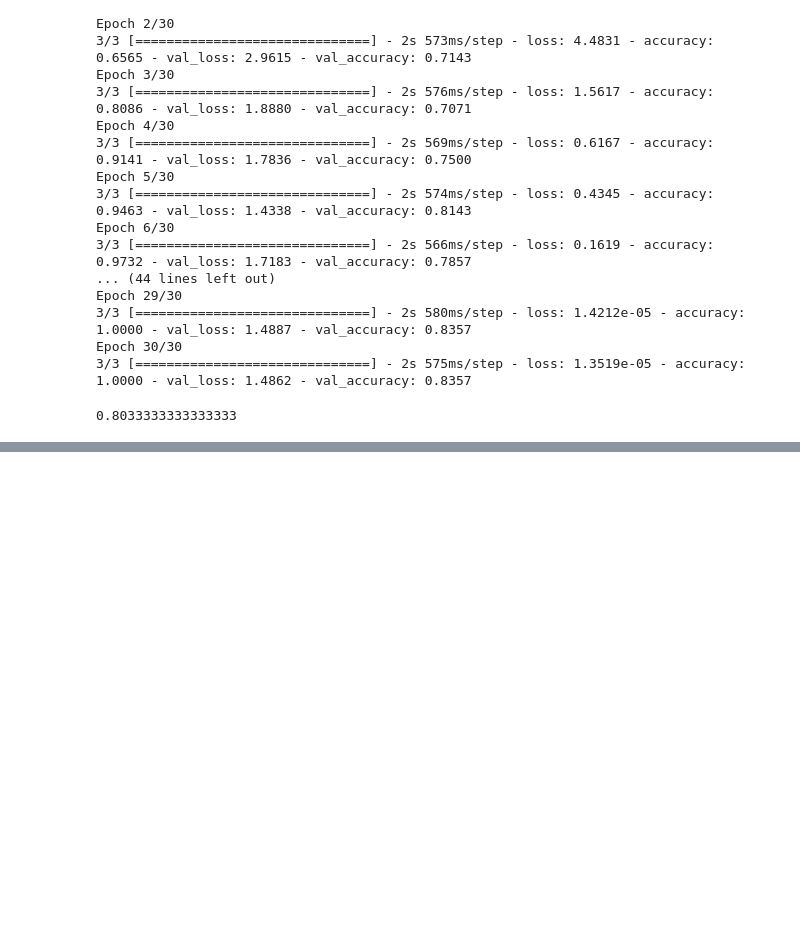
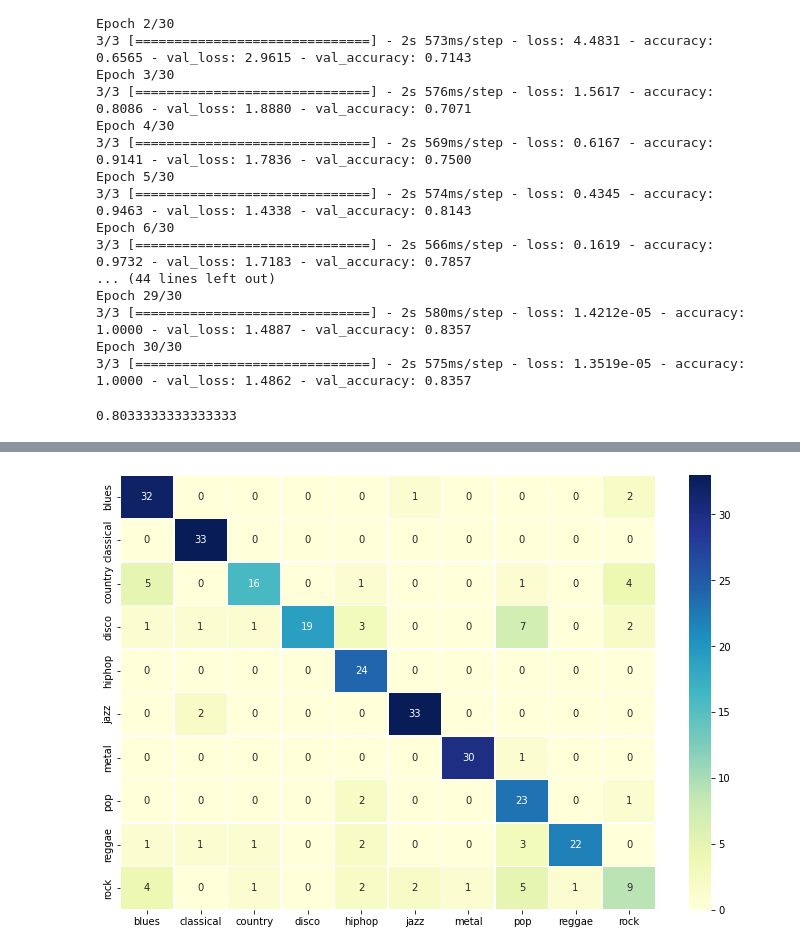
Before and after one commit to pszachew/Music-Genre-Classification, a Jupyter notebook: training_models.ipynb, the cells around one changed output, grey strips where cells are left out. Drawn from its saved outputs; the diff is of its cells as text; code cells hidden in the pictures; blank space fills up the shorter version.

Commit message:
Add visualisation of confusion matrix

```diff
--- a/training_models.ipynb
+++ b/training_models.ipynb
@@ -407,0 +427,2 @@ print(accuracy_score(y_test, y_pre))
+# %%
+cm = confusion_matrix(y_test, y_pre, labels=genres)
@@ -407,0 +431,8 @@ print(accuracy_score(y_test, y_pre))
+# %%
+cm = pd.DataFrame(cm, index=genres, columns=genres)
+# %%
+plt.figure(figsize=(12,8))
+sns.heatmap(cm, annot=True, linewidths=.5, cmap="YlGnBu")
+plt.show()
+# %% [output]
+[figure, added]
```
Also changed, not shown: parts of 3 cells of this notebook.
